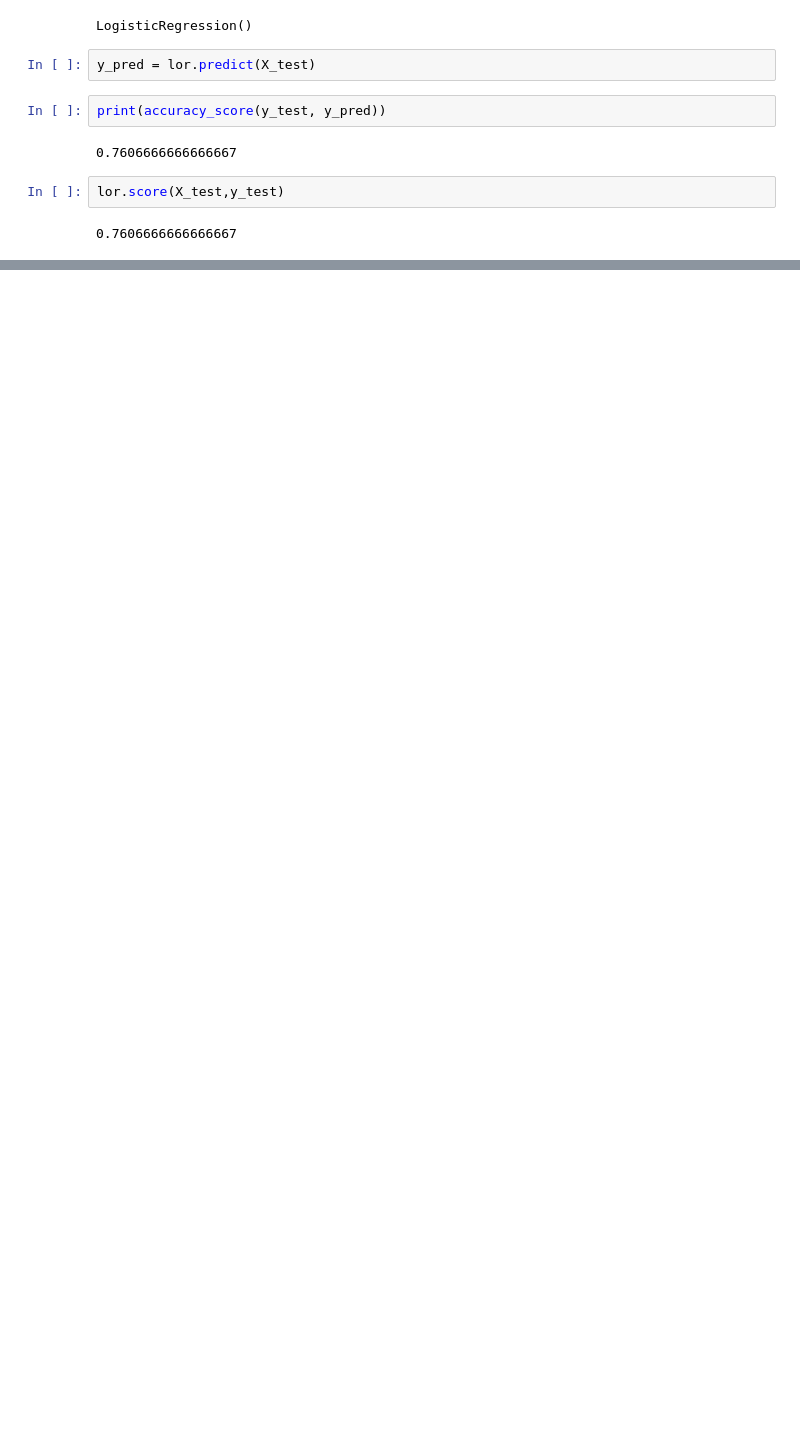
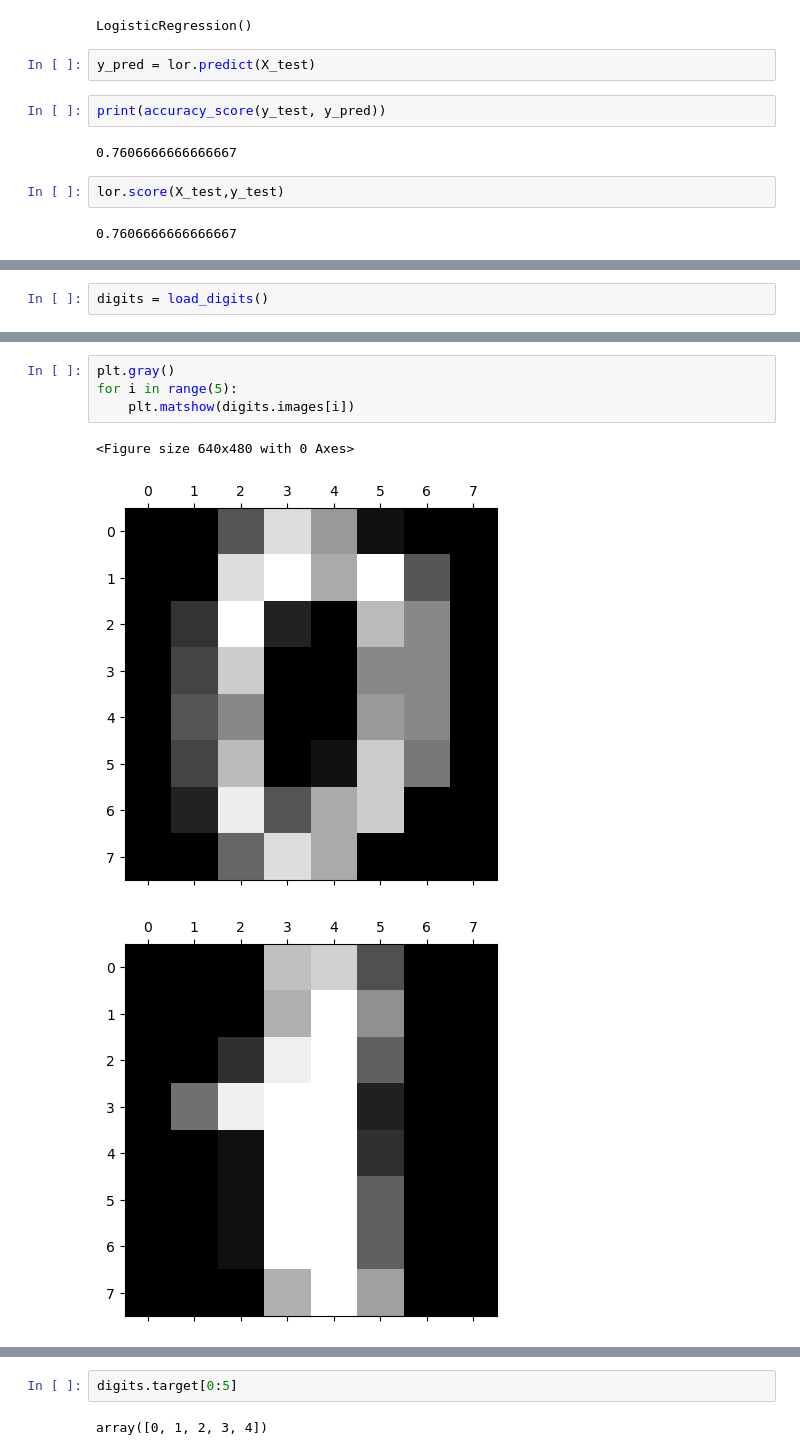
Before and after one commit to avikaushik282/ML, a Jupyter notebook: Logistic_regression.ipynb, the cells around one changed output, grey strips where cells are left out. Cells and saved outputs as stored; diff of their text form; blank space fills up the shorter version.

```diff
--- a/Logistic_regression.ipynb
+++ b/Logistic_regression.ipynb
@@ -204,0 +207,2 @@ lor.score(X_test,y_test)
+# %%
+digits = load_digits()
@@ -204,0 +221,8 @@ lor.score(X_test,y_test)
+# %%
+plt.gray()
+for i in range(5):
+    plt.matshow(digits.images[i])
+# %% [output]
+<Figure size 640x480 with 0 Axes>
+[figure, added]
+[figure, added]
@@ -204,0 +232,4 @@ lor.score(X_test,y_test)
+# %%
+digits.target[0:5]
+# %% [output]
+array([0, 1, 2, 3, 4])
```
Also changed, not shown: parts of 31 cells of this notebook.
